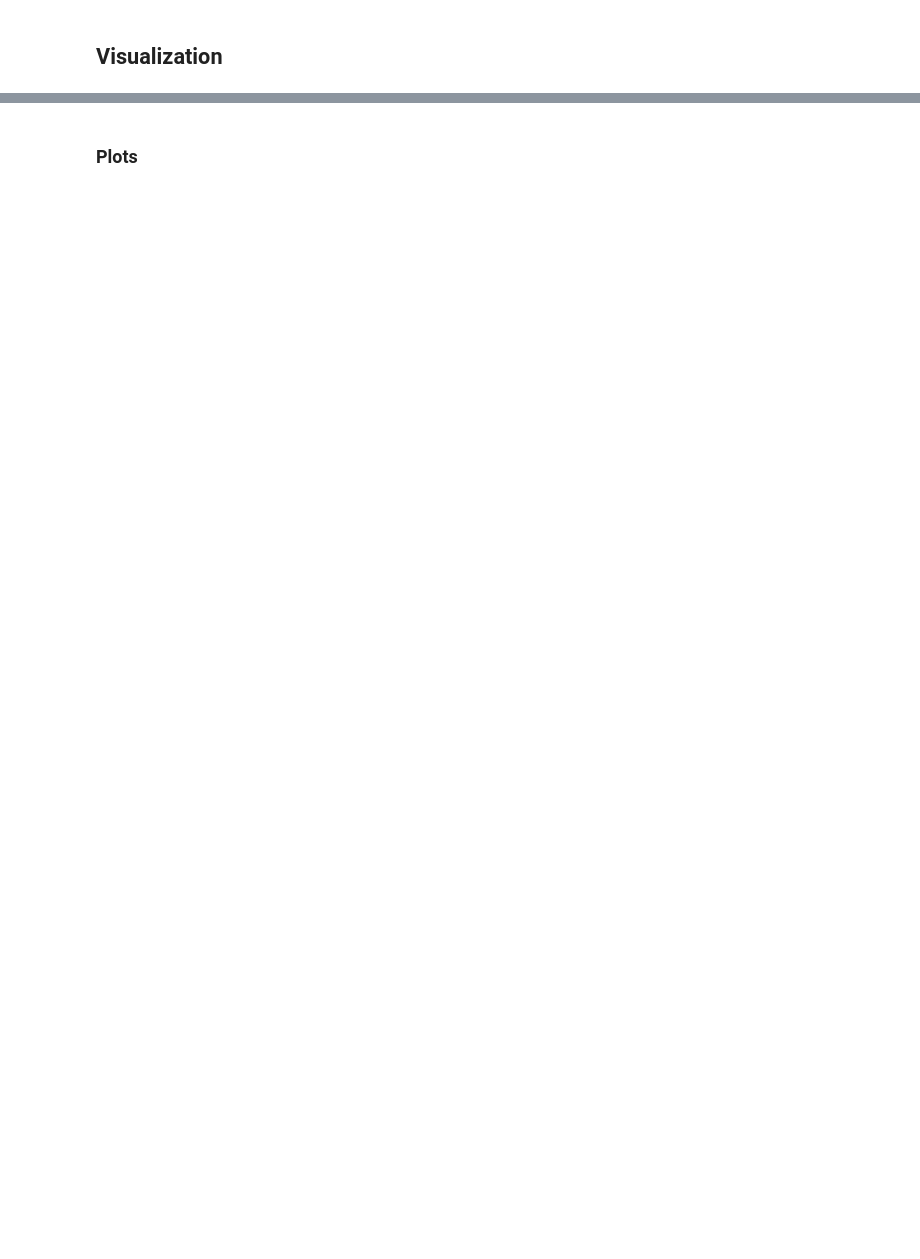
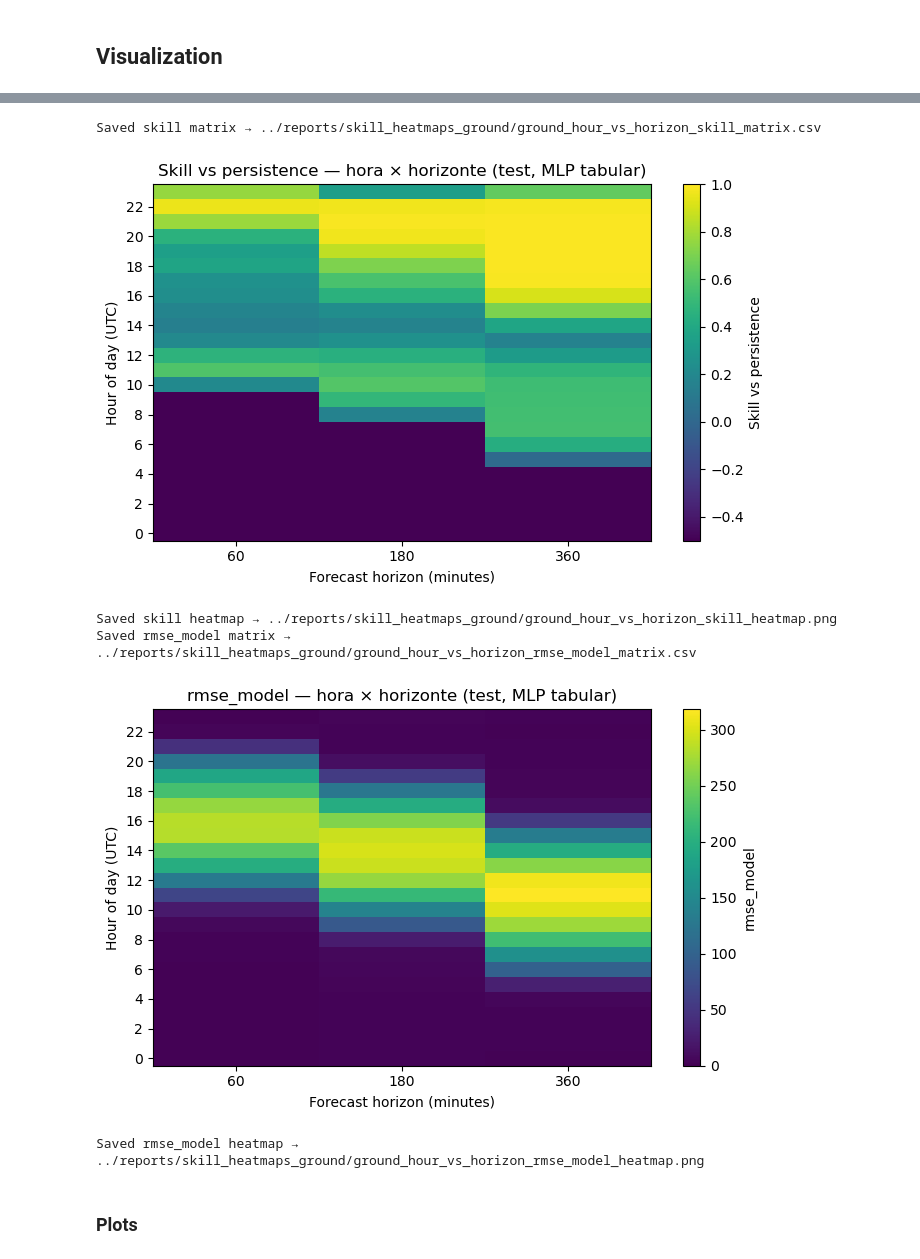
Before and after one commit to EstebanLN/irradiance-fusion-forecast, a Jupyter notebook: Notebooks/06_Final_tabular_model horizons.ipynb, the cells around one changed output, grey strips where cells are left out. Cells and saved outputs as stored; diff of their text form; code cells hidden in the pictures; blank space fills up the shorter version.

Commit message:
Consolidate image and tabular models, organize repository structure

```diff
--- a/Notebooks/06_Final_tabular_model horizons.ipynb
+++ b/Notebooks/06_Final_tabular_model horizons.ipynb
@@ -321,3 +282,83 @@ Saved heatmap matrix → ../reports/skill_heatmaps_ground/ground_skill_hour_vs_h
+# %%
+metric_columns = {
+    "skill": "skill",               # mismo que ya hacías
+    "rmse_model": "rmse_model",     # RMSE del modelo
+    # Si quieres también baseline:
+    # "rmse_base": "rmse_base",
+}
+
+heat_mats = {}
+
+for label, col_name in metric_columns.items():
+    mat = pd.DataFrame(
+        data=np.nan,
+        index=all_hours,
+        columns=horiz_minutes,
+        dtype="float32",
+    )
+
+    for H, df_sk in hourly_skill_by_h.items():
+        col = H * 10  # minutos
+        if col not in mat.columns:
+            continue
+        for h in df_sk.index:
+            if h in mat.index and col_name in df_sk.columns:
+                mat.loc[h, col] = df_sk.loc[h, col_name]
+
+    heat_mats[label] = mat
+
+    # Guardar CSV para cada métrica
+    csv_path = OUT_DIR / f"ground_hour_vs_horizon_{label}_matrix.csv"
+    mat.to_csv(csv_path)
+    print(f"Saved {label} matrix →", csv_path)
+
+    # Plotear heatmap
+    plt.figure(figsize=(7, 4.5))
+
+    # Rango de color distinto según métrica
+    if label == "skill":
+        vmin, vmax = -0.5, 1.0
+        cbar_label = "Skill vs persistence"
+        title = "Skill vs persistence — hora × horizonte (test, MLP tabular)"
+    else:
+        # Para RMSE puedes ajustar según tus rangos típicos de GHI (W/m²)
+        vmin, vmax = 0.0, np.nanmax(mat.values)
+        cbar_label = label  # p.ej. "rmse_model"
+        title = f"{label} — hora × horizonte (test, MLP tabular)"
+
+    im = plt.imshow(
+        mat.values,
+        origin="lower",
+        aspect="auto",
+        vmin=vmin, vmax=vmax,
+    )
+    plt.colorbar(im, label=cbar_label)
+
+    plt.yticks(
+        ticks=np.arange(0, 24, 2),
+        labels=np.arange(0, 24, 2)
+    )
+    plt.xticks(
+        ticks=np.arange(len(horiz_minutes)),
+        labels=horiz_minutes
+    )
+
+    plt.xlabel("Forecast horizon (minutes)")
+    plt.ylabel("Hour of day (UTC)")
+    plt.title(title)
+    plt.tight_layout()
+
+    fig_path = OUT_DIR / f"ground_hour_vs_horizon_{label}_heatmap.png"
+    plt.savefig(fig_path, dpi=160)
+    plt.show()
+    print(f"Saved {label} heatmap →", fig_path)
+# %% [output]
+Saved skill matrix → ../reports/skill_heatmaps_ground/ground_hour_vs_horizon_skill_matrix.csv
+[figure, added]
+Saved skill heatmap → ../reports/skill_heatmaps_ground/ground_hour_vs_horizon_skill_heatmap.png
+Saved rmse_model matrix → ../reports/skill_heatmaps_ground/ground_hour_vs_horizon_rmse_model_matrix.csv
+[figure, added]
+Saved rmse_model heatmap → ../reports/skill_heatmaps_ground/ground_hour_vs_horizon_rmse_model_heatmap.png
 # %% [markdown]
 ### Plots
 # %%
```
Also changed, not shown: parts of 5 cells of this notebook, 4 other files.
